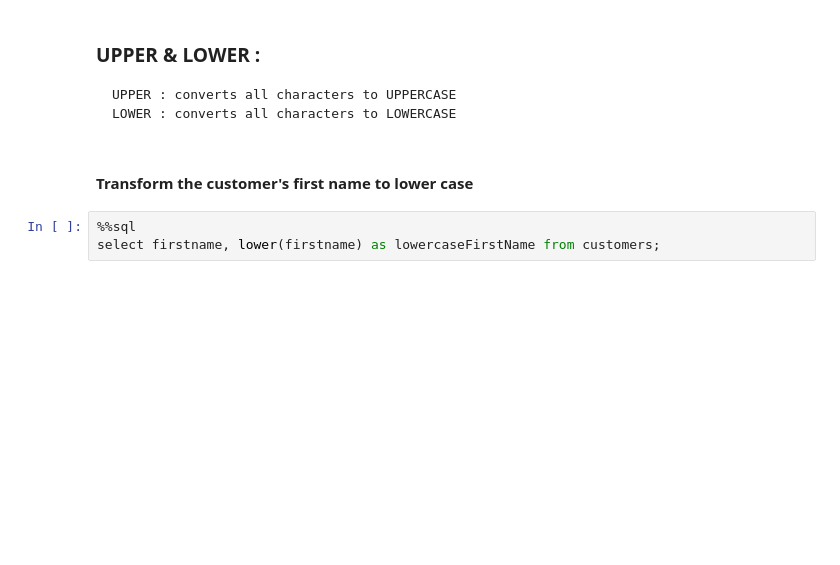
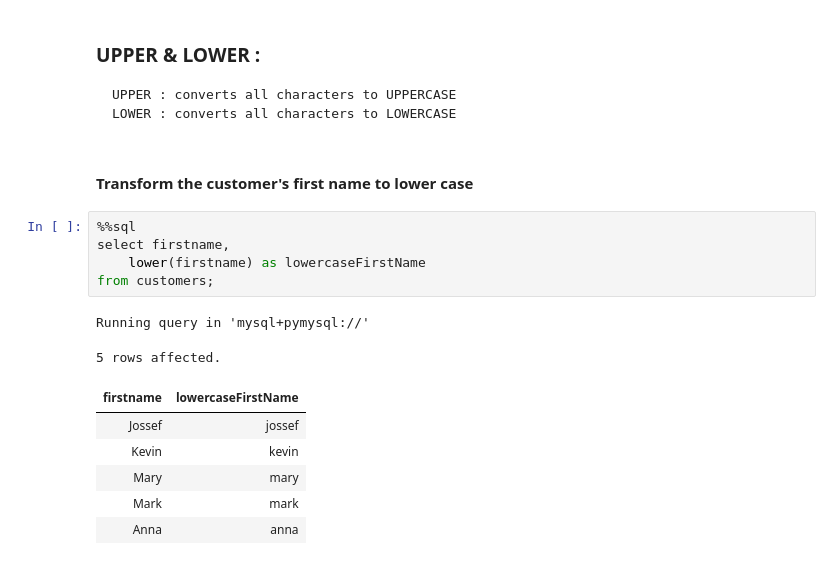
Before and after one commit to the-naman/Learn, a Jupyter notebook: SQL/SQL by Barra/My Notes/06. I - Row-Level Functions.ipynb, the cells around one changed output. Saved outputs shown, nothing was run; the diff lists cells and outputs as text; blank space fills up the shorter version.

```diff
--- a/SQL/SQL by Barra/My Notes/06. I - Row-Level Functions.ipynb
+++ b/SQL/SQL by Barra/My Notes/06. I - Row-Level Functions.ipynb
@@ -67,4 +67,15 @@ LOWER : converts all characters to LOWERCASE
 #### Transform the customer's first name to lower case
 # %%
 %%sql
-select firstname, lower(firstname) as lowercaseFirstName from customers;
+select firstname,
+    lower(firstname) as lowercaseFirstName
+from customers;
+# %% [output]
+Running query in 'mysql+pymysql://'
+5 rows affected.
+| firstname | lowercaseFirstName |
+| Jossef | jossef |
+| Kevin | kevin |
+| Mary | mary |
+| Mark | mark |
+| Anna | anna |
```
